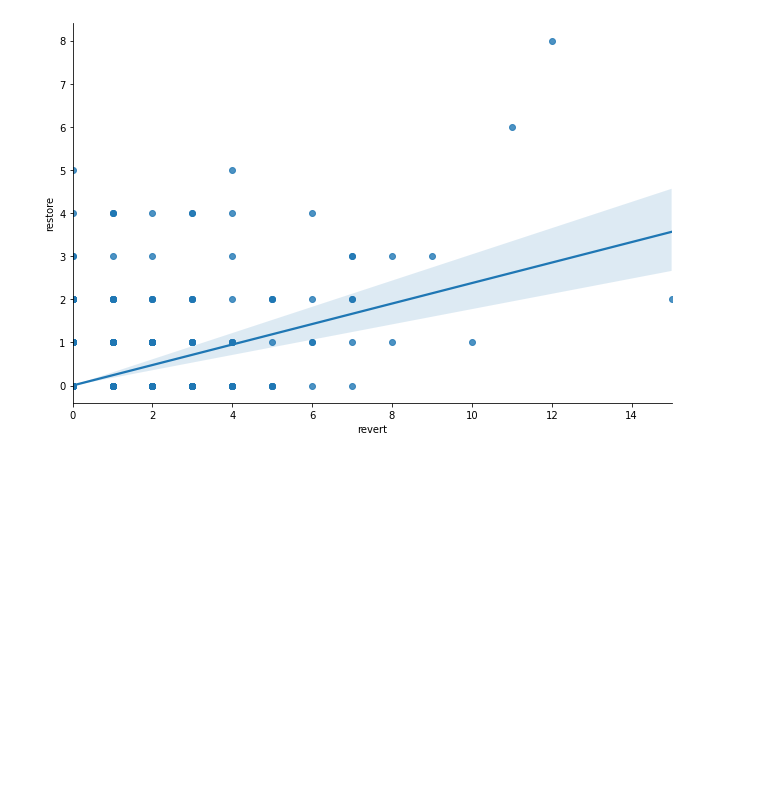
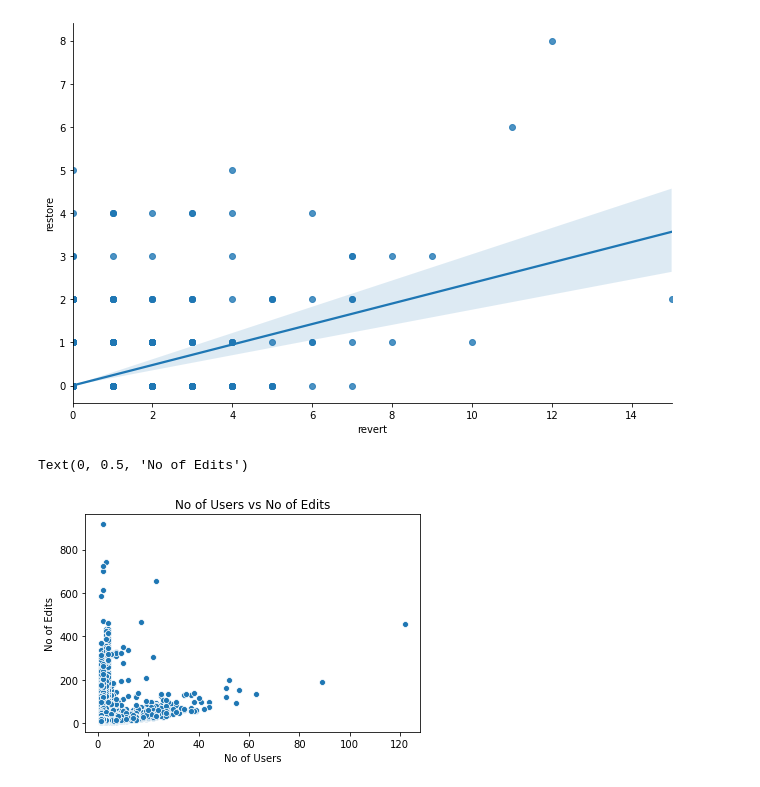
Before and after one commit to yadavtushita/6CCS3PRJ-WikidataProject, a Jupyter notebook: Politics_Final.ipynb, the cells around one changed output. Saved outputs shown, nothing was run; the diff lists cells and outputs as text; code cells hidden in the pictures; blank space fills up the shorter version.

```diff
--- a/Politics_Final.ipynb
+++ b/Politics_Final.ipynb
@@ -591,3 +600,12 @@ sns.lmplot(x="revert", y="restore", data=proxies, height=6, aspect=1.5)
 # %% [output]
 <seaborn.axisgrid.FacetGrid at 0x...>
 [figure]
+# %%
+# userscount and editscount have a weak negative correlation - although not very high - it is much higher than others
+ax = sns.scatterplot(x="userscount", y="editscount", data=proxies)
+ax.set_title("No of Users vs No of Edits")
+ax.set_xlabel("No of Users")
+ax.set_ylabel("No of Edits")
+# %% [output]
+Text(0, 0.5, 'No of Edits')
+[figure, added]
```
Also changed, not shown: parts of 12 cells of this notebook.
